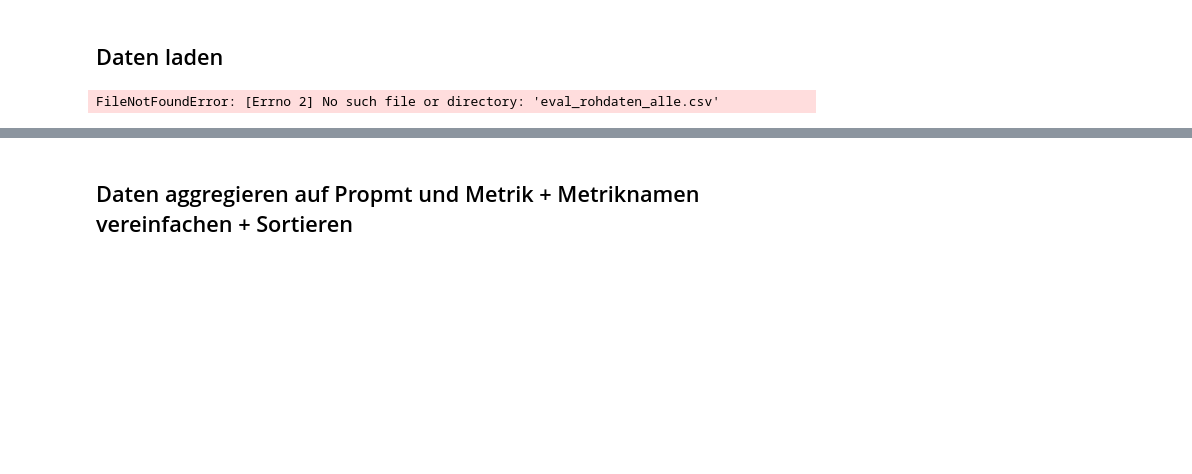
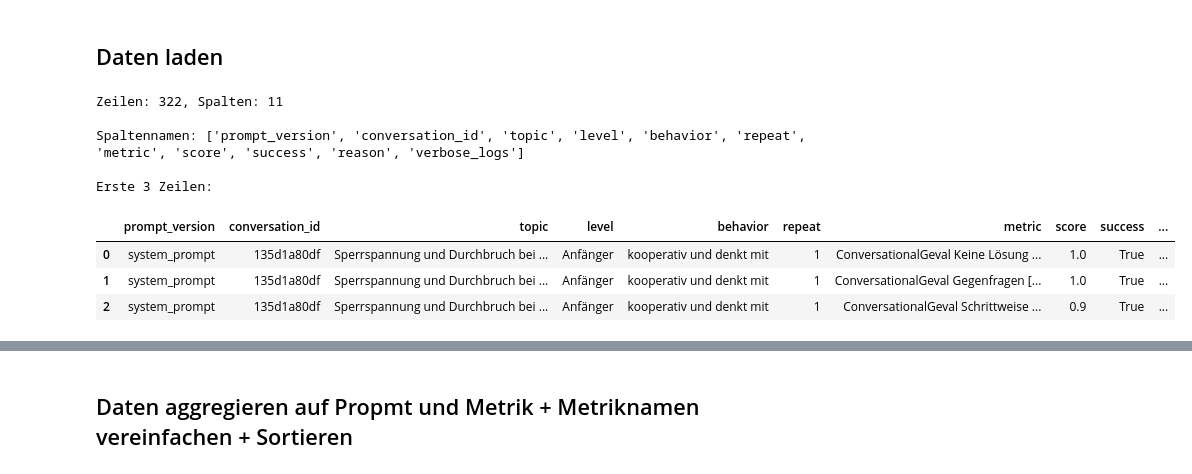
Before and after one commit to JannisFink01/code, a Jupyter notebook: visualization/visualize.ipynb, the cells around one changed output, grey strips where cells are left out. Saved outputs shown, nothing was run; the diff lists cells and outputs as text; code cells hidden in the pictures; blank space fills up the shorter version.

```diff
--- a/visualization/visualize.ipynb
+++ b/visualization/visualize.ipynb
@@ -31,24 +31,32 @@ import seaborn as sns
 # %% [markdown]
 ## Daten laden
 # %%
-df = pd.read_csv('eval_rohdaten_alle.csv')
+df = pd.read_csv('eval_rohdaten_system_prompt.csv')
 umbenennung = {
     "Keine Halluzinationen [Conversational GEval]"      : "Hallucination [Conversational GEval]",
     "Führt schrittweise [Conversational GEval]"          : "Schrittweise [Conversational GEval]",
     "Faktentreue [Conversational GEval]"                 : "Faithfulness [Conversational GEval]",
     "Keine Voreingenommenheit [Conversational GEval]"    : "Bias [Conversational GEval]",
     "Stellt Gegenfragen [Conversational GEval]"          : "Gegenfragen [Conversational GEval]",
     "Passt Niveau an [Conversational GEval]"             : "Niveau [Conversational GEval]",
     "Keine Lösung verraten [Conversational GEval]"       : "Keine Lösung [Conversational GEval]",
 }
 
 df["metric"] = df["metric"].replace(umbenennung)
 print(f"Zeilen: {df.shape[0]}, Spalten: {df.shape[1]}")
 print("\nSpaltennamen:", df.columns.tolist())
 print("\nErste 3 Zeilen:")
 df.head(3)
 # %% [output]
-FileNotFoundError: [Errno 2] No such file or directory: 'eval_rohdaten_alle.csv'
+Zeilen: 322, Spalten: 11
+
+Spaltennamen: ['prompt_version', 'conversation_id', 'topic', 'level', 'behavior', 'repeat', 'metric', 'score', 'success', 'reason', 'verbose_logs']
+
+Erste 3 Zeilen:
+|  | prompt_version | conversation_id | topic | level | behavior | repeat | metric | score | success | ... |
+| 0 | system_prompt | 135d1a80df | Sperrspannung und Durchbruch bei ... | Anfänger | kooperativ und denkt mit | 1 | ConversationalGeval Keine Lösung ... | 1.0 | True | ... |
+| 1 | system_prompt | 135d1a80df | Sperrspannung und Durchbruch bei ... | Anfänger | kooperativ und denkt mit | 1 | ConversationalGeval Gegenfragen [... | 1.0 | True | ... |
+| 2 | system_prompt | 135d1a80df | Sperrspannung und Durchbruch bei ... | Anfänger | kooperativ und denkt mit | 1 | ConversationalGeval Schrittweise ... | 0.9 | True | ... |
 # %%
 print("prompt_version:", df["prompt_version"].unique())
 print("metric:        ", df["metric"].unique())
```
Also changed, not shown: parts of 8 cells of this notebook, 21 other files.
